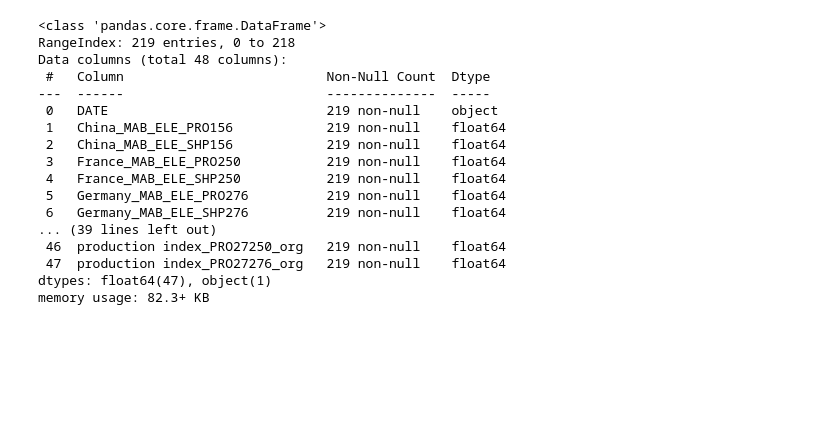
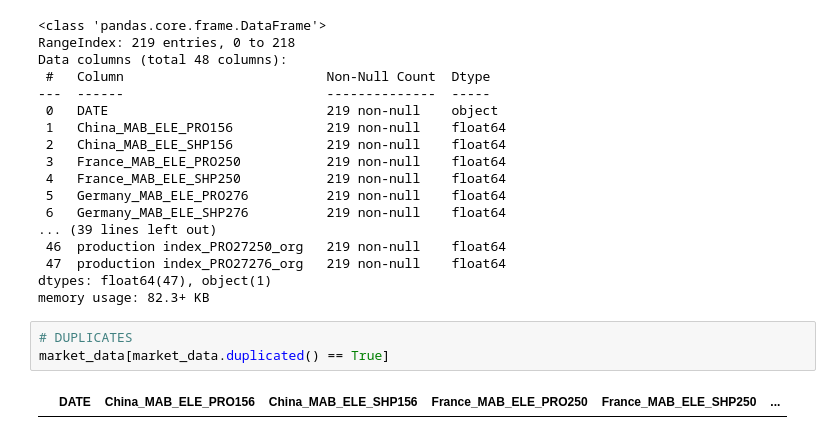
Before and after one commit to RubenCMarques/Case-2--Siemens-Sales-Forecast, a Jupyter notebook: Notebooks/Group_D_Source_Code.ipynb, the cells around one changed output. Saved outputs shown, nothing was run; the diff lists cells and outputs as text; blank space fills up the shorter version.

```diff
--- a/Notebooks/Group_D_Source_Code.ipynb
+++ b/Notebooks/Group_D_Source_Code.ipynb
@@ -709,3 +729,8 @@ Data columns (total 48 columns):
  47  production index_PRO27276_org   219 non-null    float64
 dtypes: float64(47), object(1)
 memory usage: 82.3+ KB
+# %%
+# DUPLICATES
+market_data[market_data.duplicated() == True]
+# %% [output]
+|  | DATE | China_MAB_ELE_PRO156 | China_MAB_ELE_SHP156 | France_MAB_ELE_PRO250 | France_MAB_ELE_SHP250 | ... |
```
Also changed, not shown: parts of 16 cells of this notebook.
